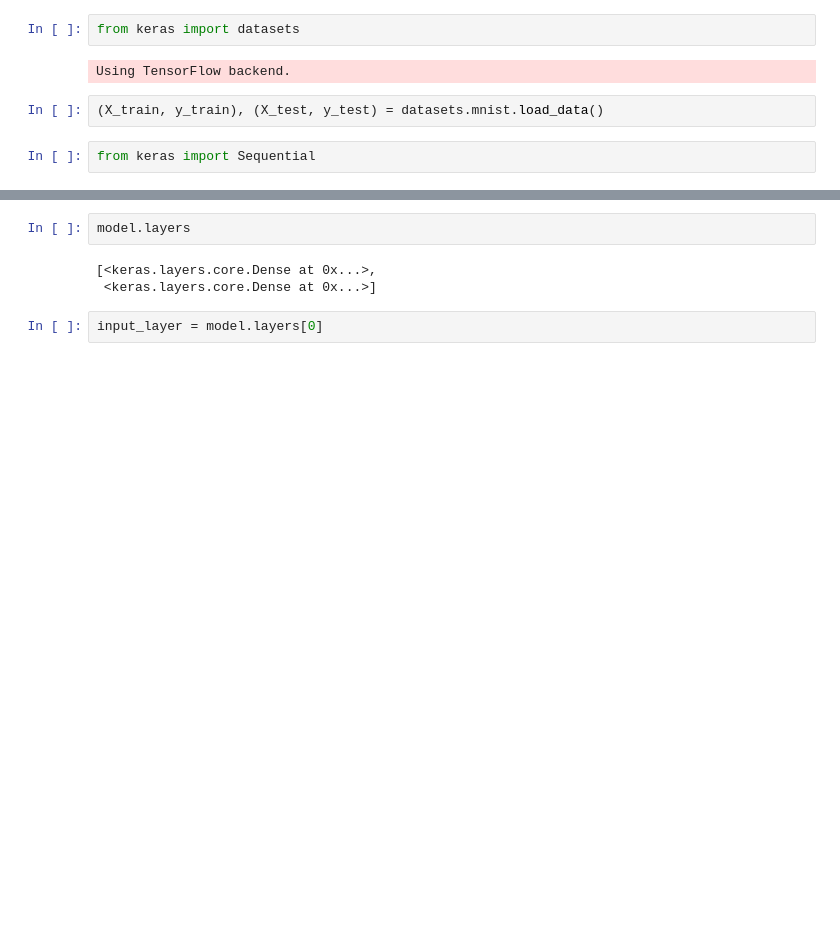
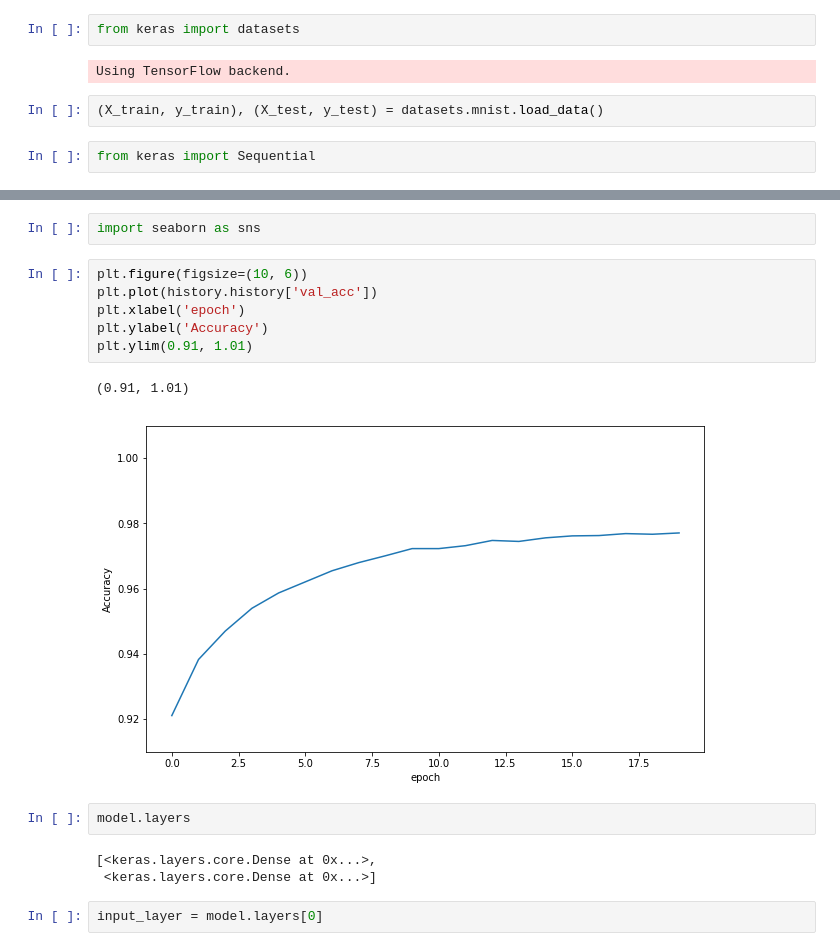
Before and after one commit to sdukshis/corehard2018, a Jupyter notebook: mnist/train/Untitled.ipynb, the cells around one changed output, grey strips where cells are left out. Saved outputs shown, nothing was run; the diff lists cells and outputs as text; blank space fills up the shorter version.

```diff
--- a/mnist/train/Untitled.ipynb
+++ b/mnist/train/Untitled.ipynb
@@ -75,3 +79,14 @@ Test accuracy: 0.9761
+# %%
+import seaborn as sns
+# %%
+plt.figure(figsize=(10, 6))
+plt.plot(history.history['val_acc'])
+plt.xlabel('epoch')
+plt.ylabel('Accuracy')
+plt.ylim(0.91, 1.01)
+# %% [output]
+(0.91, 1.01)
+[figure, added]
 # %%
 model.layers
 # %% [output]
```
Also changed, not shown: parts of 3 cells of this notebook, 13 other files.
